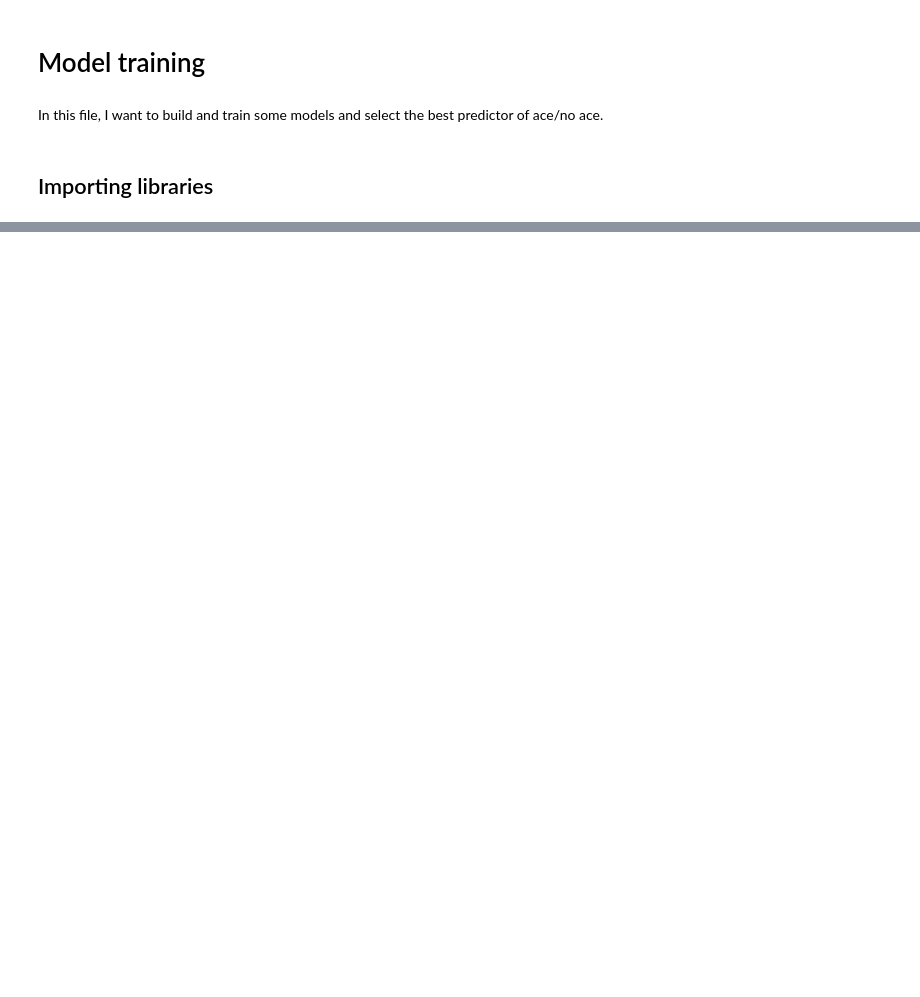
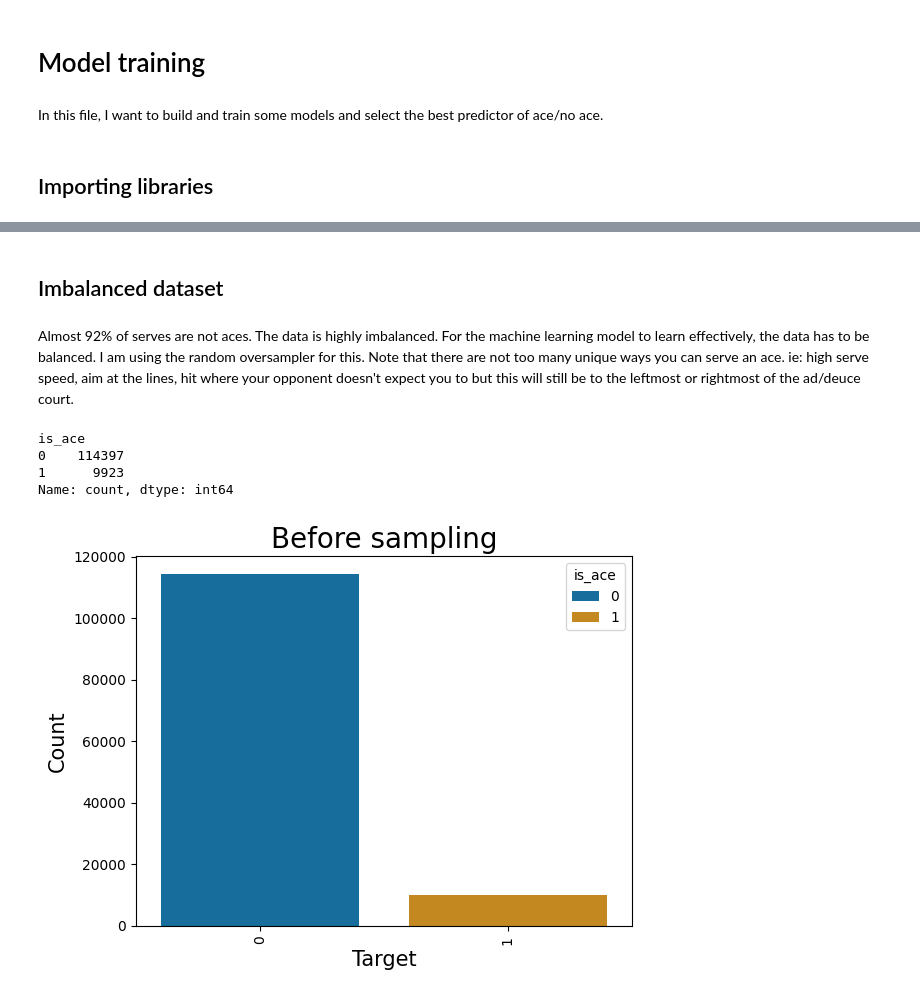
Before and after one commit to apbw-6/Tennis_Ace_Prediction, a Jupyter notebook: 4.Model_Training.ipynb, the cells around one changed output, grey strips where cells are left out. Cells and saved outputs as stored; diff of their text form; code cells hidden in the pictures; blank space fills up the shorter version.

```diff
--- a/4.Model_Training.ipynb
+++ b/4.Model_Training.ipynb
@@ -41,0 +56,20 @@ train_df
+# %% [markdown]
+## Imbalanced dataset
+# %% [markdown]
+Almost 92% of serves are not aces. The data is highly imbalanced. For the machine learning model to learn effectively, the data has to be balanced. I am using the random oversampler for this. Note that there are not too many unique ways you can serve an ace. ie: high serve speed, aim at the lines, hit where your opponent doesn't expect you to but this will still be to the leftmost or rightmost of the ad/deuce court.
+# %%
+y_train.value_counts()
+# %% [output]
+is_ace
+0    114397
+1      9923
+Name: count, dtype: int64
+# %%
+sns.countplot(data=pd.DataFrame(y_train), x="is_ace", hue="is_ace")
+plt.xlabel("Target", fontsize=15)
+plt.xticks(rotation=90)
+plt.ylabel("Count", fontsize=15)
+plt.title("Before sampling", fontsize=20)
+plt.show()
+# %% [output]
+[figure, added]
```
Also changed, not shown: parts of 11 cells of this notebook, 3 other files.
